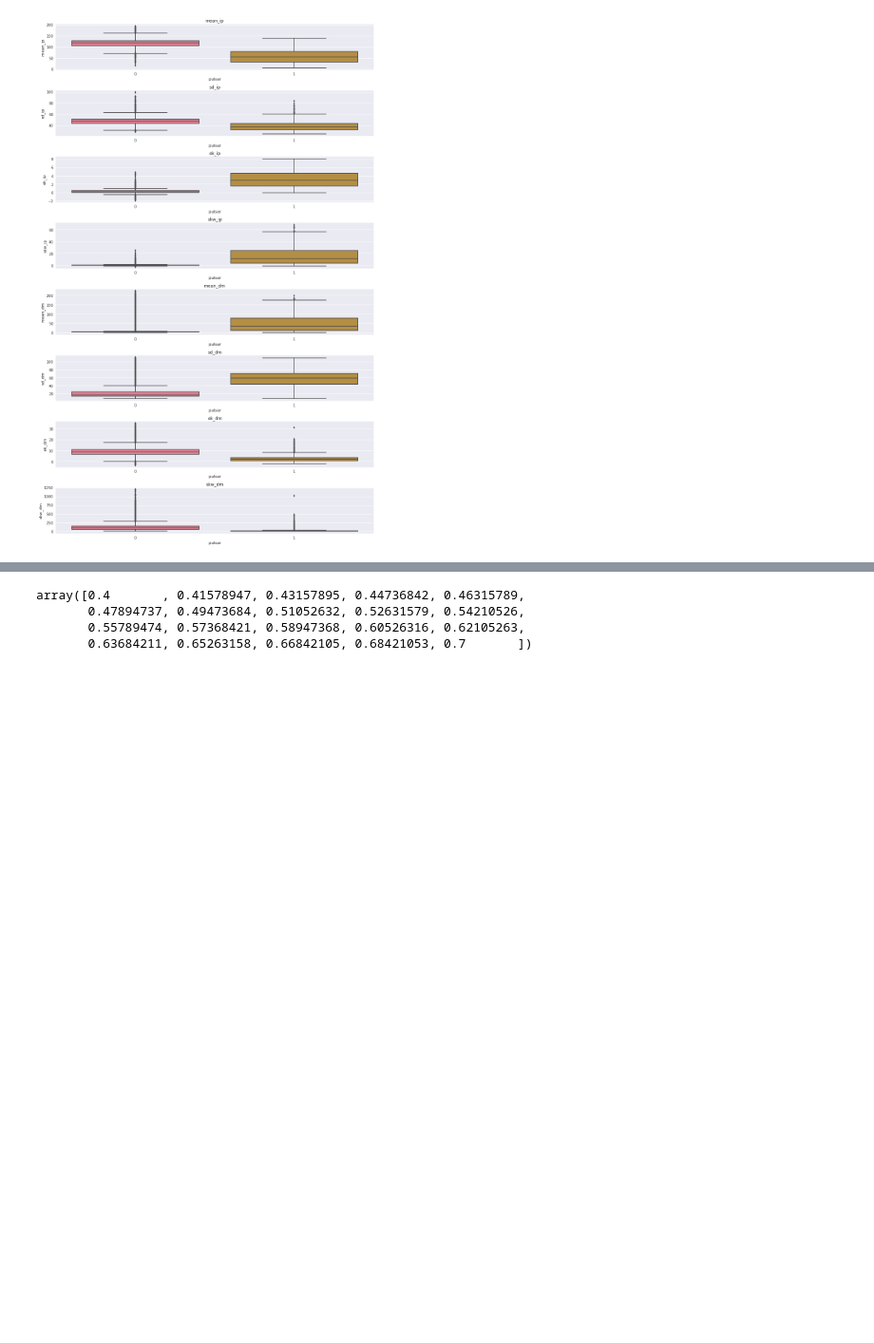
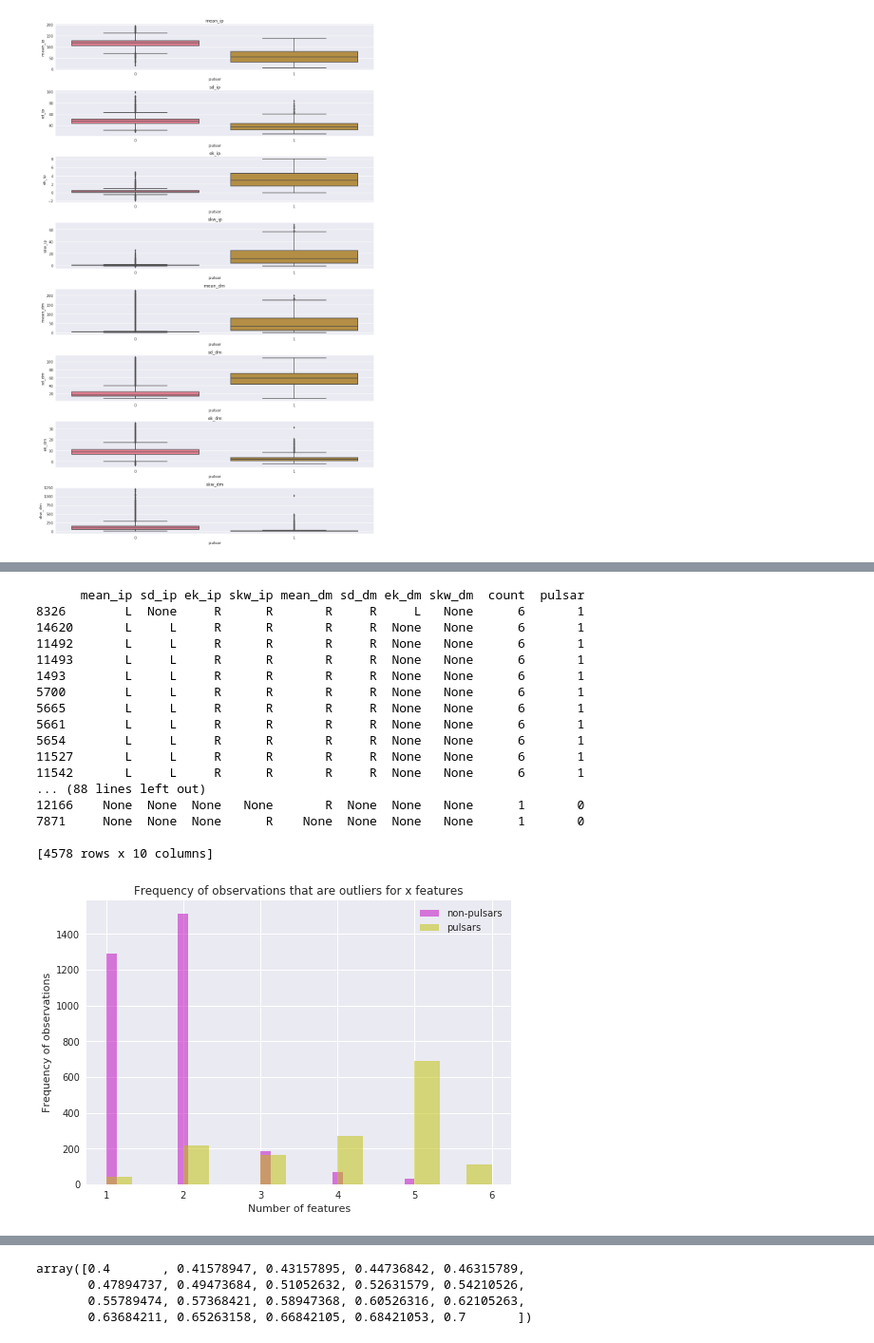
Before and after one commit to andres-zartab/pulsar_star, a Jupyter notebook: src/pulsar_notebook.ipynb, the cells around one changed output, grey strips where cells are left out. Shown at 95% size. Cells and saved outputs as stored; diff of their text form; code cells hidden in the pictures; blank space fills up the shorter version.

```diff
--- a/src/pulsar_notebook.ipynb
+++ b/src/pulsar_notebook.ipynb
@@ -165,0 +234,49 @@ robust_trans = RobustScaler().fit(data)
+# %%
+def update_outlier_dict(ou, out_list, label, i):
+    for elem in list(out_list):
+        if ou.get(elem) is None:
+            ou.update({elem: dict.fromkeys(preds, None)})
+        ou.get(elem).update({i: label})
+
+def print_outliers_df():
+    ou = {}
+    for i in preds:
+        iqr, out_l, out_r = get_outliers(i)
+
+        update_outlier_dict(ou, out_l, "L", i)
+        update_outlier_dict(ou, out_r, "R", i)
+
+    df = pd.DataFrame.from_dict(ou, orient='index')
+    df['count'] = df.count(axis=1)
+    df['pulsar'] = data['pulsar'].iloc[df.index]
+    #print(df.groupby('pulsar').size().to_frame('count_r'))
+    print(df.sort_values('count', ascending=False))
+    #print(df.groupby('count').size())
+    plt.hist(df[df['pulsar']==0]['count'], bins='auto', color = "m", alpha=0.5)
+    plt.hist(df[df['pulsar']==1]['count'], bins='auto', color = "y", alpha=0.5)
+    plt.legend(labels=['non-pulsars', 'pulsars'])
+    plt.title("Frequency of observations that are outliers for x features")
+    plt.xlabel("Number of features")
+    plt.ylabel("Frequency of observations")
+    plt.show()
+
+print_outliers_df()
+# %% [output]
+      mean_ip sd_ip ek_ip skw_ip mean_dm sd_dm ek_dm skw_dm  count  pulsar
+8326        L  None     R      R       R     R     L   None      6       1
+14620       L     L     R      R       R     R  None   None      6       1
+11492       L     L     R      R       R     R  None   None      6       1
+11493       L     L     R      R       R     R  None   None      6       1
+1493        L     L     R      R       R     R  None   None      6       1
+5700        L     L     R      R       R     R  None   None      6       1
+5665        L     L     R      R       R     R  None   None      6       1
+5661        L     L     R      R       R     R  None   None      6       1
+5654        L     L     R      R       R     R  None   None      6       1
+11527       L     L     R      R       R     R  None   None      6       1
+11542       L     L     R      R       R     R  None   None      6       1
+... (88 lines left out)
+12166    None  None  None   None       R  None  None   None      1       0
+7871     None  None  None      R    None  None  None   None      1       0
+
+[4578 rows x 10 columns]
+[figure, added]
```
Also changed, not shown: parts of 34 cells of this notebook.
